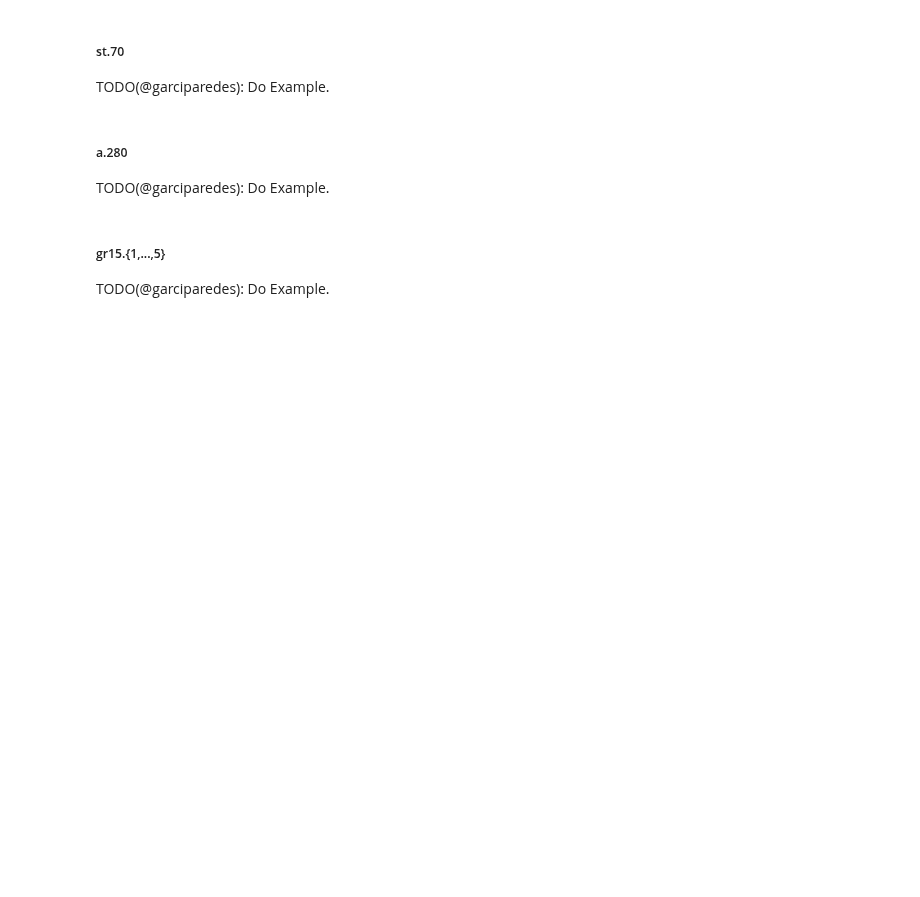
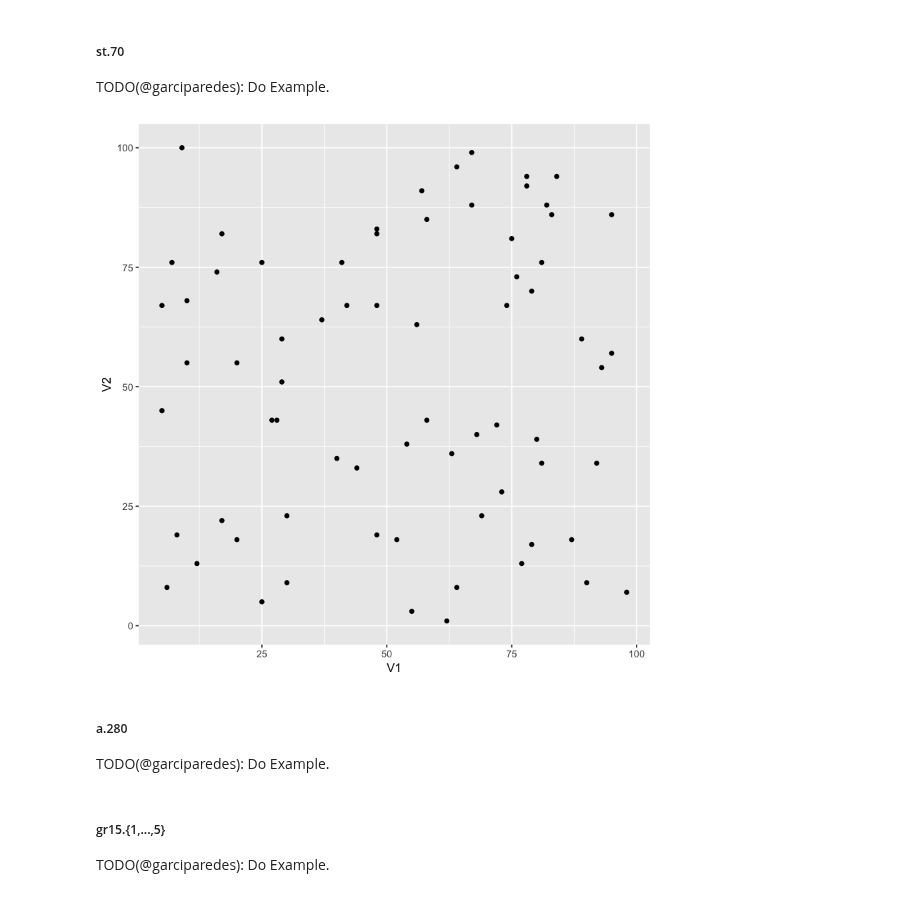
Before and after one commit to garciparedes/integer-programming-heuristics, a Jupyter notebook: integer-programming-network-heuristics.ipynb, the cells around one changed output. Saved outputs shown, nothing was run; the diff lists cells and outputs as text; code cells hidden in the pictures; blank space fills up the shorter version.

```diff
--- a/integer-programming-network-heuristics.ipynb
+++ b/integer-programming-network-heuristics.ipynb
@@ -292,6 +371,18 @@ TODO(@garciparedes): Do Example.
 ##### st.70
 
 TODO(@garciparedes): Do Example.
+# %%
+st.70 <-
+    "st70.dat" %>%
+    { paste0(dataset.folder, .) } %>%
+    ReadCoordinatedFile()
+# %%
+st.70 %>%
+    as.data.frame() %>%
+    ggplot(aes(x = V1, y = V2)) +
+        geom_point()
+# %% [output]
+[figure, added]
 # %% [markdown]
 ##### a.280
 
```
Also changed, not shown: parts of 11 cells of this notebook.
